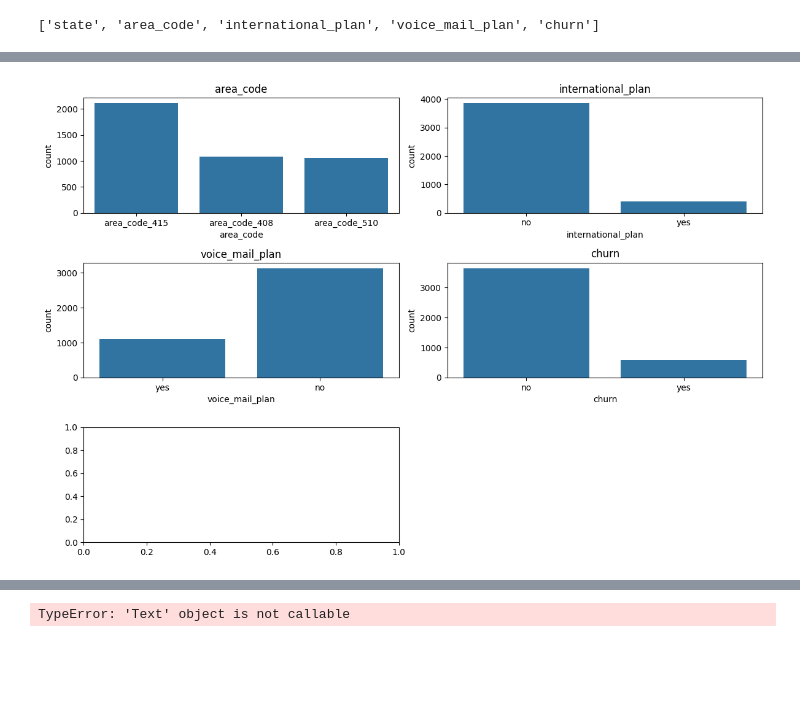
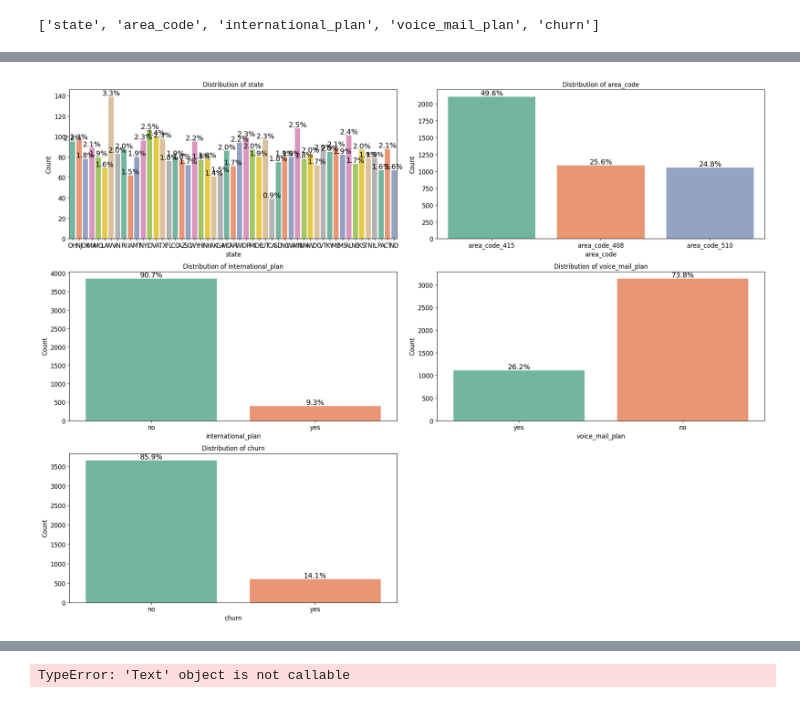
Before and after one commit to Gifted-Dev/customerChurn_prediction, a Jupyter notebook: notebooks/EDA.ipynb, the cells around one changed output, grey strips where cells are left out. Cells and saved outputs as stored; diff of their text form; code cells hidden in the pictures; blank space fills up the shorter version.

```diff
--- a/notebooks/EDA.ipynb
+++ b/notebooks/EDA.ipynb
@@ -160,32 +102,39 @@ for i in range(1, len(cat_columns)):
-# %%
-import math
-
-# Calculate grid size dynamically
-n_plots = len(cat_columns)
-n_cols = 2
-n_rows = math.ceil(n_plots / n_cols)
-
-# Create subplots
-fig, axes = plt.subplots(n_rows, n_cols, figsize=(12, 8))
-
-# Flatten axes for consistent handling
-axes = axes.flatten()
-
-# Plot each column
-for i, col in enumerate(cat_columns[1:]):
-    sns.countplot(x=col, data=df, ax=axes[i])
-    axes[i].set_title(col)
-
-# Turn off unused axes if there are extra subplots
-for j in range(len(cat_columns), len(axes)):
-    axes[j].set_visible(False)
-
-
-
-plt.subplots_adjust(hspace=1.0, wspace=0.5)
-
-# Adjust layout
-plt.tight_layout()
-plt.show()
-# %% [output]
-[figure, removed]
+# %%
+# Function to display the percentage on bars
+def with_per(total, ax):
+    for p in ax.patches:
+        percentage = '{:.1f}%'.format(100 * p.get_height() / total)
+        x = p.get_x() + p.get_width() / 2  # Center the percentage over the bar
+        y = p.get_height()
+        ax.annotate(percentage, (x, y), ha='center', va='bottom', fontsize=14)
+# %%
+# Create subplots for all categorical variables
+n_features = len(cat_columns)  # Number of categorical variables
+n_cols = 2  # Number of columns for subplots
+n_rows = (n_features + n_cols - 1) // n_cols  # Calculate required rows
+
+fig, axes = plt.subplots(n_rows, n_cols, figsize=(20, 5 * n_rows))
+axes = axes.flatten()  # Flatten axes to easily index them
+
+# Loop through each categorical variable and plot
+for idx, feature in enumerate(cat_columns):
+    ax = axes[idx]
+    total = len(df)
+    sns.countplot(x=feature, data=df, ax=ax, hue=feature, palette="Set2")
+    ax.set_title(f'Distribution of {feature}', fontsize=12)
+    ax.set_xlabel(feature, fontsize=12)  # Increase x-label font size
+    ax.set_ylabel("Count", fontsize=12)  # Increase y-label font size
+
+    # Increase tick label font size
+    ax.tick_params(axis='x', labelsize=12)  # Font size for x-axis ticks
+    ax.tick_params(axis='y', labelsize=12)  # Font size for y-axis ticks
+    with_per(total, ax)  # Annotate percentages
+
+# Remove unused subplots if there are fewer variables than subplot slots
+for i in range(len(cat_columns), len(axes)):
+    fig.delaxes(axes[i])
+
+plt.tight_layout()  # Adjust subplot spacing
+plt.show()
+# %% [output]
+[figure, added]
```
Also changed, not shown: parts of 14 cells of this notebook.
